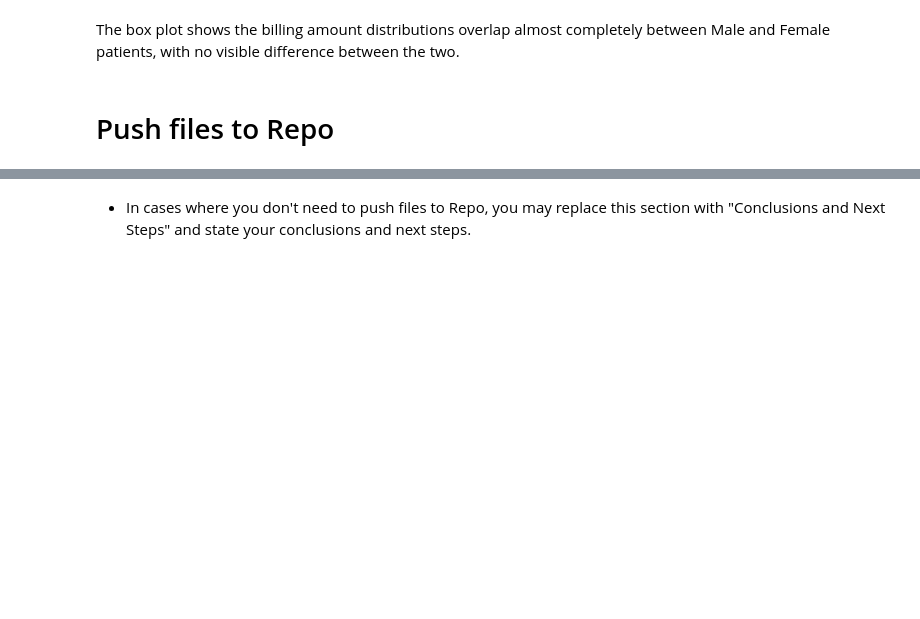
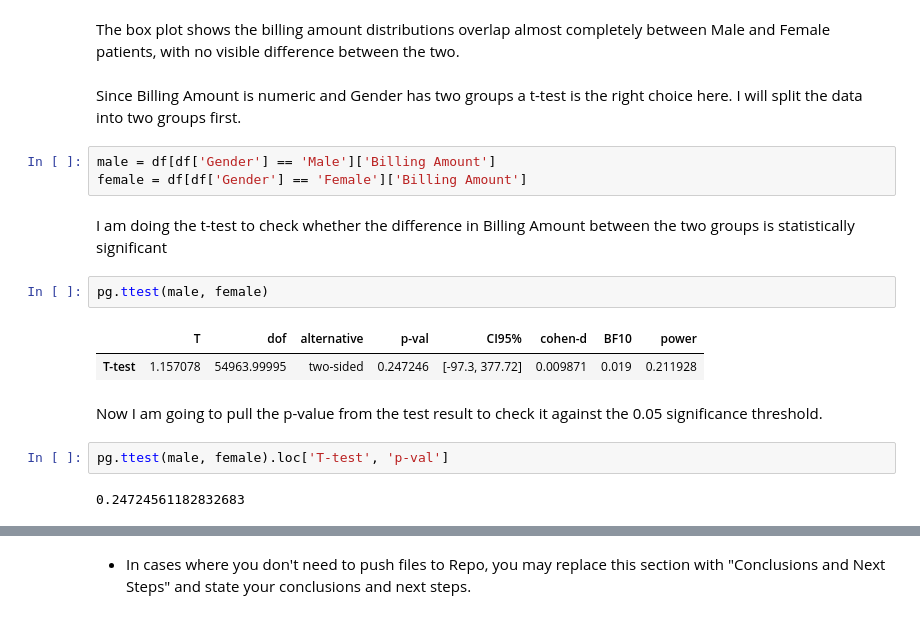
Before and after one commit to navmann99/Healthcare_Analysis, a Jupyter notebook: jupyter_notebooks/02-EDAHypothesisTesting.ipynb, the cells around one changed output, grey strips where cells are left out. Drawn from its saved outputs; the diff is of its cells as text; blank space fills up the shorter version.

Commit message:
h4 statistical test

```diff
--- a/jupyter_notebooks/02-EDAHypothesisTesting.ipynb
+++ b/jupyter_notebooks/02-EDAHypothesisTesting.ipynb
@@ -278,5 +278,21 @@ plt.show()
 [figure]
 # %% [markdown]
 The box plot shows the billing amount distributions overlap almost completely between Male and Female patients, with no visible difference between the two.
-# %% [markdown]
-# Push files to Repo
+# %% [markdown]
+Since Billing Amount is numeric and Gender has two groups a t-test is the right choice here. I will split the data into two groups first.
+# %%
+male = df[df['Gender'] == 'Male']['Billing Amount']
+female = df[df['Gender'] == 'Female']['Billing Amount']
+# %% [markdown]
+I am doing the t-test to check whether the difference in Billing Amount between the two groups is statistically significant
+# %%
+pg.ttest(male, female)
+# %% [output]
+|  | T | dof | alternative | p-val | CI95% | cohen-d | BF10 | power |
+| T-test | 1.157078 | 54963.99995 | two-sided | 0.247246 | [-97.3, 377.72] | 0.009871 | 0.019 | 0.211928 |
+# %% [markdown]
+Now I am going to pull the p-value from the test result to check it against the 0.05 significance threshold.
+# %%
+pg.ttest(male, female).loc['T-test', 'p-val']
+# %% [output]
+0.24724561182832683
```
Also changed, not shown: parts of 1 cell of this notebook.
